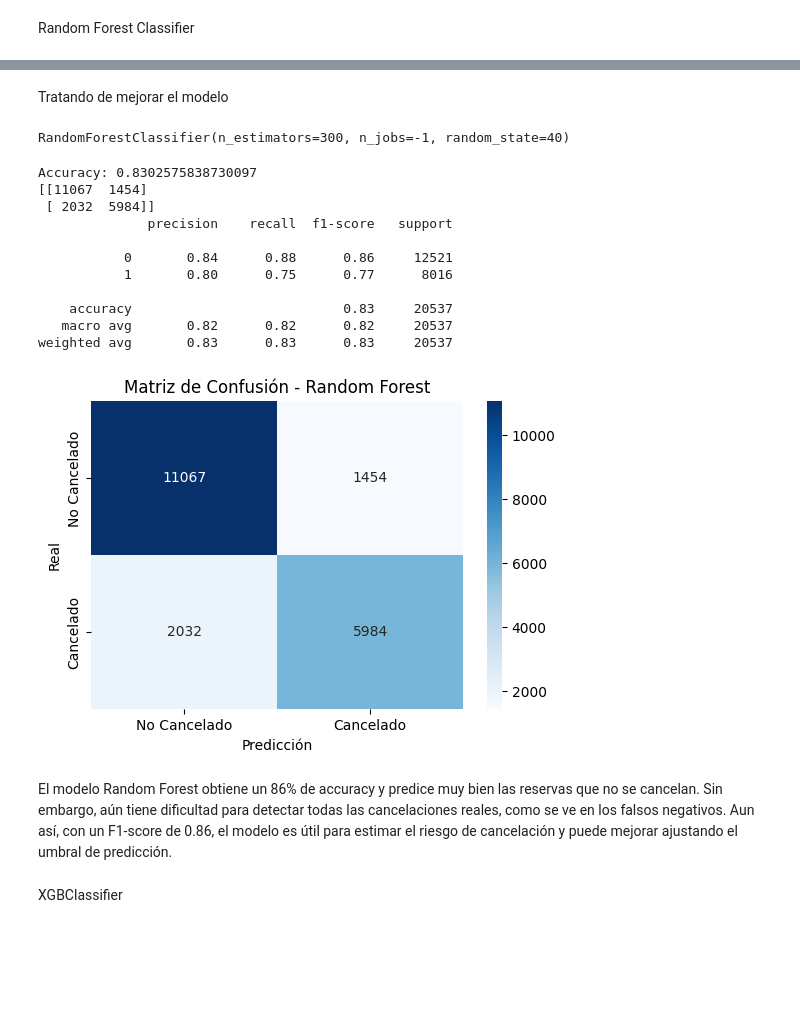
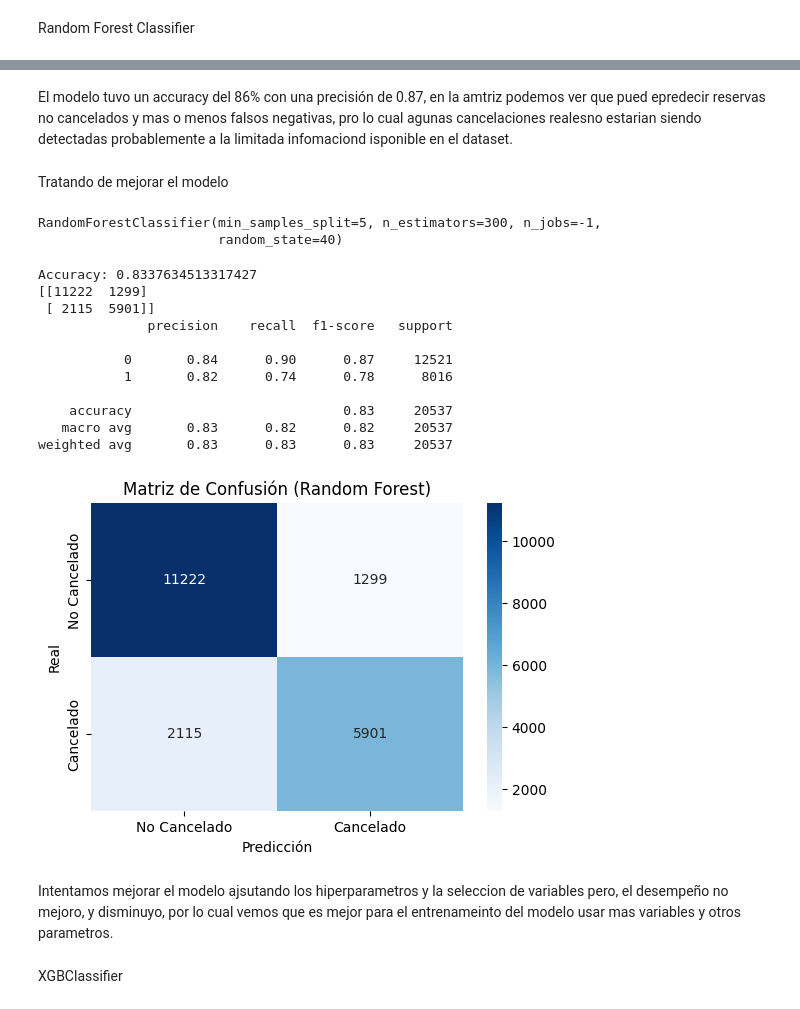
Before and after one commit to JohnChirinos/BI, a Jupyter notebook: Cancelaciones_B.ipynb, the cells around one changed output, grey strips where cells are left out. Drawn from its saved outputs; the diff is of its cells as text; code cells hidden in the pictures; blank space fills up the shorter version.

```diff
--- a/Cancelaciones_B.ipynb
+++ b/Cancelaciones_B.ipynb
@@ -923,7 +937,10 @@ weighted avg       0.86      0.86      0.86     20537
+# %% [markdown]
+El modelo tuvo un accuracy del 86% con una precisión de 0.87, en la amtriz podemos ver
+que pued epredecir reservas no cancelados y mas o menos falsos negativas, pro lo cual agunas cancelaciones realesno estarian siendo detectadas probablemente a la limitada infomaciond isponible en el dataset.
 # %% [markdown]
 Tratando de mejorar el modelo
 # %%
-good_numeric = [
+variables_num = [
     'lead_time',
     'stays_in_week_nights',
     'stays_in_weekend_nights',
@@ -932,7 +949,7 @@ good_numeric = [
     'total_of_special_requests'
 ]
 
-good_categorical = [
+variables_cat = [
     'hotel',
     'deposit_type',
     'customer_type',
@@ -941,12 +958,12 @@ good_categorical = [
     'reserved_room_type'
 ]
 # %%
-selected_cols = ['is_canceled'] + good_numeric
+variables_entrenamiento = ['is_canceled'] + variables_num
 
-for cat in good_categorical:
-    selected_cols += [col for col in df_model.columns if col.startswith(cat + "_")]
+for categorica in variables_cat:
+    variables_entrenamiento += [col for col in df_model.columns if col.startswith(categorica + "_")]
 
-df_model = df_model[selected_cols].copy()
+df_model = df_model[variables_entrenamiento].copy()
 # %%
 X = df_model.drop("is_canceled", axis=1)
 y = df_model["is_canceled"]
@@ -959,61 +976,57 @@ X_train, X_test, y_train, y_test = train_test_split(
 # %%
 
 
-rf = RandomForestClassifier(
+random_forest_class = RandomForestClassifier(
     n_estimators=300,
-    max_depth=None,
-    min_samples_split=2,
+    min_samples_split=5,
     min_samples_leaf=1,
     random_state=40,
     n_jobs=-1
 )
 
-rf.fit(X_train, y_train)
+random_forest_class.fit(X_train, y_train)
 # %% [output]
-RandomForestClassifier(n_estimators=300, n_jobs=-1, random_state=40)
+RandomForestClassifier(min_samples_split=5, n_estimators=300, n_jobs=-1,
+                       random_state=40)
 # %%
 
 
-rf_pred = rf.predict(X_test)
+modelo_pred= random_forest_class.predict(X_test)
 
-print("Accuracy:", accuracy_score(y_test, rf_pred))
-print(confusion_matrix(y_test, rf_pred))
-print(classification_report(y_test, rf_pred))
+print("Accuracy:", accuracy_score(y_test, modelo_pred))
+print(confusion_matrix(y_test, modelo_pred))
+print(classification_report(y_test, modelo_pred))
 # %% [output]
-Accuracy: 0.8302575838730097
-[[11067  1454]
- [ 2032  5984]]
+Accuracy: 0.8337634513317427
+[[11222  1299]
+ [ 2115  5901]]
               precision    recall  f1-score   support
 
-           0       0.84      0.88      0.86     12521
-           1       0.80      0.75      0.77      8016
+           0       0.84      0.90      0.87     12521
+           1       0.82      0.74      0.78      8016
 
     accuracy                           0.83     20537
-   macro avg       0.82      0.82      0.82     20537
+   macro avg       0.83      0.82      0.82     20537
 weighted avg       0.83      0.83      0.83     20537
 # %%
 # Graficamos la matriz de confusión para visualizar aciertos y errores del modelo.
 
 
-from sklearn.metrics import confusion_matrix
-import seaborn as sns
-import matplotlib.pyplot as plt
-
 # Matriz
-mat = confusion_matrix(y_test, rf_pred)
+matriz_de_confusion = confusion_matrix(y_test, modelo_pred)
 
 plt.figure(figsize=(6,4))
-sns.heatmap(mat, annot=True, fmt="d", cmap="Blues",
+sns.heatmap(matriz_de_confusion, annot=True, fmt="d", cmap="Blues",
             xticklabels=["No Cancelado", "Cancelado"],
             yticklabels=["No Cancelado", "Cancelado"])
 plt.xlabel("Predicción")
 plt.ylabel("Real")
-plt.title("Matriz de Confusión - Random Forest")
+plt.title("Matriz de Confusión (Random Forest)")
 plt.show()
 # %% [output]
-[figure, old version]
+[figure, new version]
-# %% [markdown]
-El modelo Random Forest obtiene un 86% de accuracy y predice muy bien las reservas que no se cancelan. Sin embargo, aún tiene dificultad para detectar todas las cancelaciones reales, como se ve en los falsos negativos. Aun así, con un F1-score de 0.86, el modelo es útil para estimar el riesgo de cancelación y puede mejorar ajustando el umbral de predicción.
+# %% [markdown]
+Intentamos mejorar el modelo ajsutando los hiperparametros y la seleccion de variables pero, el desempeño no mejoro, y disminuyo, por lo cual vemos que es mejor para el entrenameinto del modelo usar mas variables y otros parametros.
 # %% [markdown]
 XGBClassifier
 # %%
```
Also changed, not shown: parts of 12 cells of this notebook.
